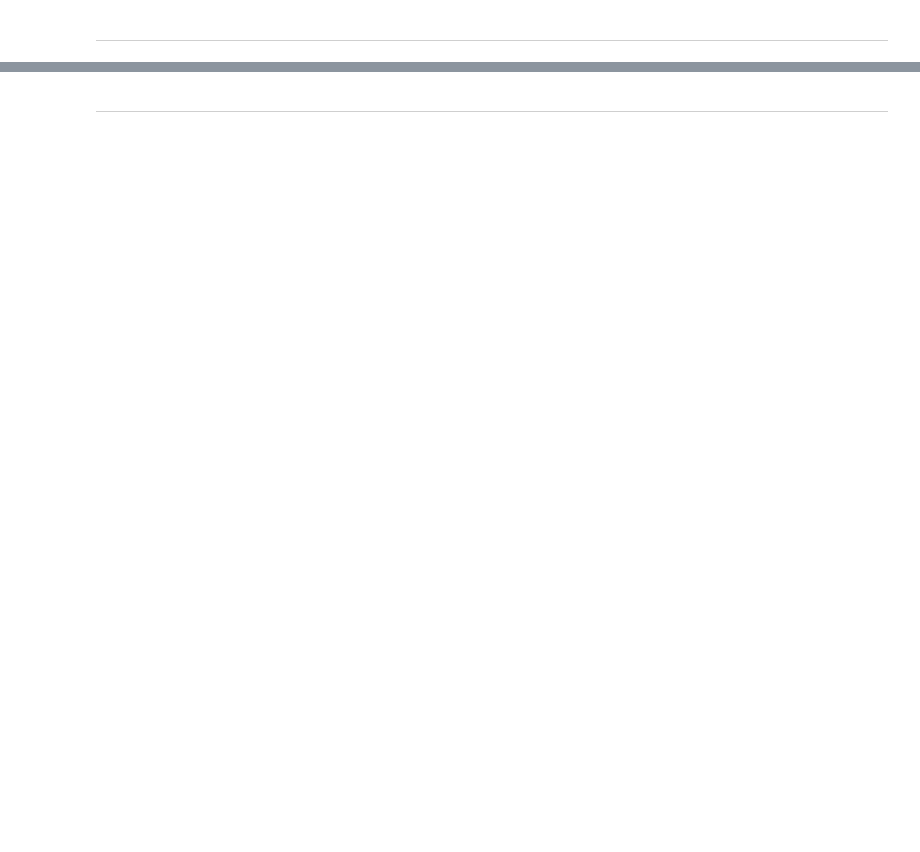
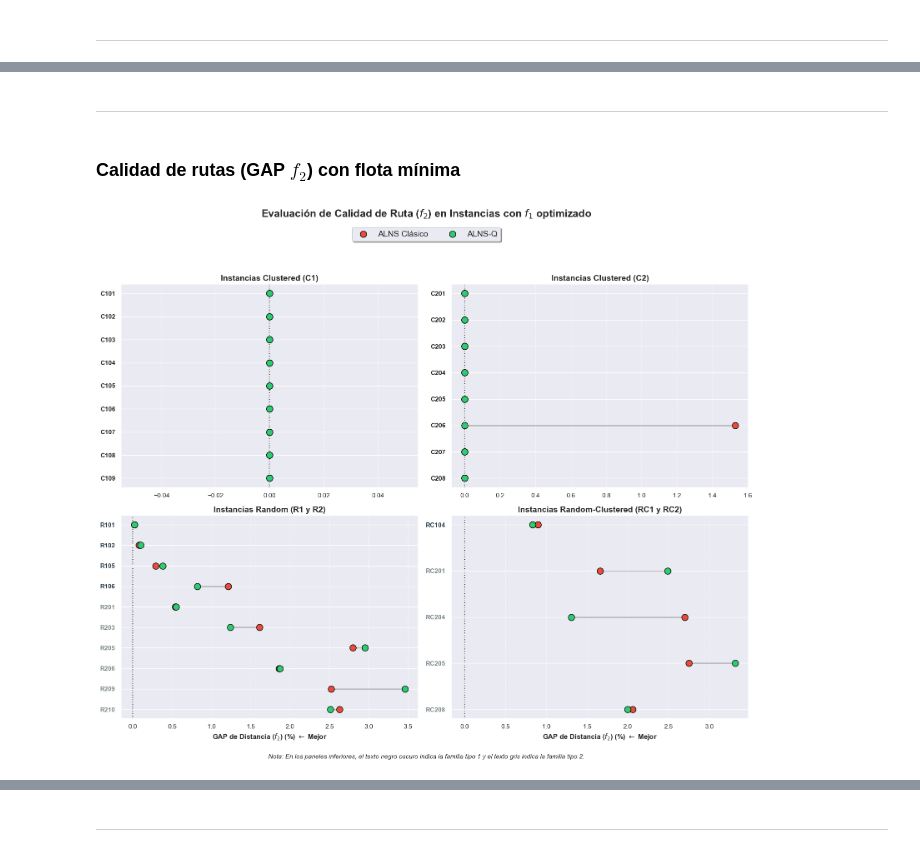
Before and after one commit to JoseFrancisc0/PFC_VPRTW, a Jupyter notebook: Experiments/analisis_experimentos.ipynb, the cells around one changed output, grey strips where cells are left out. Drawn from its saved outputs; the diff is of its cells as text; code cells hidden in the pictures; blank space fills up the shorter version.

```diff
--- a/Experiments/analisis_experimentos.ipynb
+++ b/Experiments/analisis_experimentos.ipynb
@@ -258,0 +350,4 @@ plt.show()
+# %% [markdown]
+---
+# %% [markdown]
+### Calidad de rutas (GAP $f_2$) con flota mínima
@@ -258,0 +391,36 @@ plt.show()
+# %%
+df_db = df_final.dropna(subset=['CLASSIC_GAP_f2(%)', 'QLEARNING_GAP_f2(%)']).copy()
+
+fig, axs = plt.subplots(2, 2, figsize=(16, 12))
+
+df_c1 = df_db[df_db['Familia'] == 'C1']
+dibujar_dumbbells(axs[0, 0], df_c1, 'Instancias Clustered (C1)')
+
+df_c2 = df_db[df_db['Familia'] == 'C2']
+dibujar_dumbbells(axs[0, 1], df_c2, 'Instancias Clustered (C2)')
+
+df_r = df_db[df_db['Familia'].isin(['R1', 'R2'])]
+dibujar_dumbbells(axs[1, 0], df_r, 'Instancias Random (R1 y R2)', es_mixto=True)
+
+df_rc = df_db[df_db['Familia'].isin(['RC1', 'RC2'])]
+dibujar_dumbbells(axs[1, 1], df_rc, 'Instancias Random-Clustered (RC1 y RC2)', es_mixto=True)
+
+axs[1, 0].set_xlabel('GAP de Distancia ($f_2$) (%) $\leftarrow$ Mejor', fontsize=12, fontweight='bold')
+axs[1, 1].set_xlabel('GAP de Distancia ($f_2$) (%) $\leftarrow$ Mejor', fontsize=12, fontweight='bold')
+
+handles, labels = axs[1, 1].get_legend_handles_labels()
+
+by_label = dict(zip(labels, handles))
+fig.legend(by_label.values(), by_label.keys(), loc='upper center', ncol=2,
+           fontsize=14, bbox_to_anchor=(0.5, 1.05), framealpha=1, shadow=True)
+
+plt.suptitle('Evaluación de Calidad de Ruta ($f_2$) en Instancias con $f_1$ optimizado',
+             fontsize=18, fontweight='bold', y=1.08)
+
+fig.text(0.5, -0.02, 'Nota: En los paneles inferiores, el texto negro oscuro indica la familia tipo 1 y el texto gris indica la familia tipo 2.',
+         ha='center', fontsize=11, fontstyle='italic')
+
+plt.tight_layout()
+plt.show()
+# %% [output]
+[figure, added]
```
Also changed, not shown: parts of 31 cells of this notebook, 2 other files.
